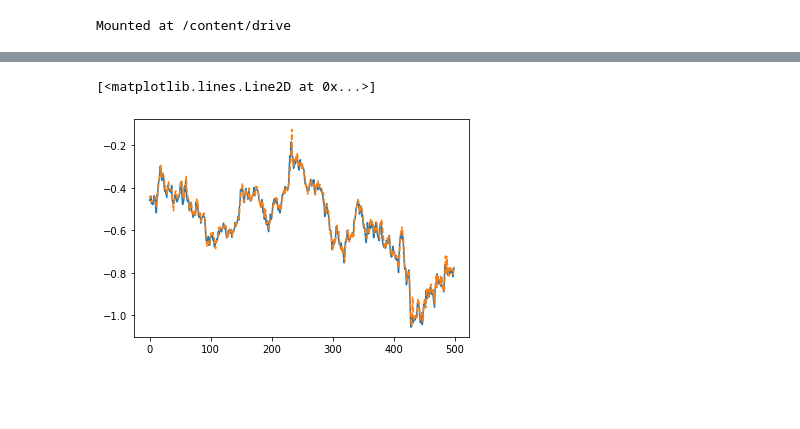
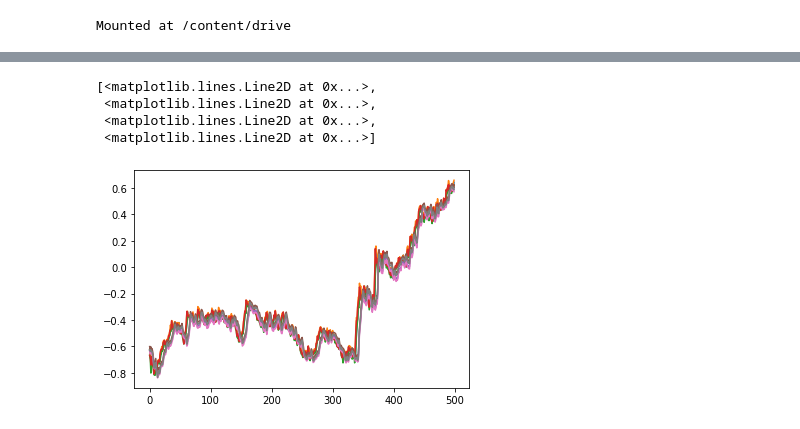
Before and after one commit to sd3ntato/ISPR_Project, a Jupyter notebook: btc.ipynb, the cells around one changed output, grey strips where cells are left out. Cells and saved outputs as stored; diff of their text form; code cells hidden in the pictures; blank space fills up the shorter version.

```diff
--- a/btc.ipynb
+++ b/btc.ipynb
@@ -21,7 +31,9 @@ Mounted at /content/drive
 # %%
+# read the dataset with data minute by minute.
 data = pd.read_csv("/content/drive/MyDrive/ISPR/bitstampUSD_1-min_data_2012-01-01_to_2021-03-31.csv")
-data = data.dropna(how='any')
-data = data[-5000:]
+data = data.dropna(how='any') # na slots are when price does not change.
 data.index = pd.RangeIndex(len(data.index))
+
+print(f'total number of samples given: {len(data)}')
 data
 # %% [output]
@@ -41,4 +54,6 @@ data
 # %%
+# visualize and work on some of the data: we take for example the last 10 000 samples (approximately one week)
+data = data[-10000:]
 fig = go.Figure(data=[go.Candlestick(x=data.index,
                 open=data['Open'],
                 high=data['High'],
@@ -168,0 +220,20 @@ print( np.hstack( ( out[10] ,train_y[10] ) ) )
+# %%
+import numpy as np
+
+
+i = train_x.reshape(-1,1,4)
+t = train_y.reshape(-1,1,4)
+
+inp = keras.Input((None, 4))
+#rnn_layer = keras.layers.RNN( GruESNRZCell(4), return_sequences=True)
+rnn_layer = keras.layers.GRU(10, return_sequences=True)
+rnn_out = rnn_layer(inp)
+out = keras.layers.Dense(4)(rnn_out)
+model = keras.models.Model(inp,out)
+model.compile(optimizer="adam", loss="mse", metrics=["mse"])
+
+print(model.summary())
+print()
+print('before: ', model.test_on_batch(i,t) )
+
+h = model.fit(i,t,epochs=50)
@@ -169,11 +272,11 @@ print( np.hstack( ( out[10] ,train_y[10] ) ) )
 # %%
-%matplotlib inline
-import matplotlib
 import matplotlib.pyplot as plt
 
-plt.plot(test_y[:500,1,:],'-')
-
-plt.plot(out[:500,1,:],'--')
+plt.plot(t.reshape(-1,4)[:500])
+plt.plot(model.predict(i).reshape(-1,4)[:500])
 # %% [output]
-[<matplotlib.lines.Line2D at 0x...>]
+[<matplotlib.lines.Line2D at 0x...>,
+ <matplotlib.lines.Line2D at 0x...>,
+ <matplotlib.lines.Line2D at 0x...>,
+ <matplotlib.lines.Line2D at 0x...>]
-[figure, old version]
+[figure, new version]
```
Also changed, not shown: parts of 23 cells of this notebook.
